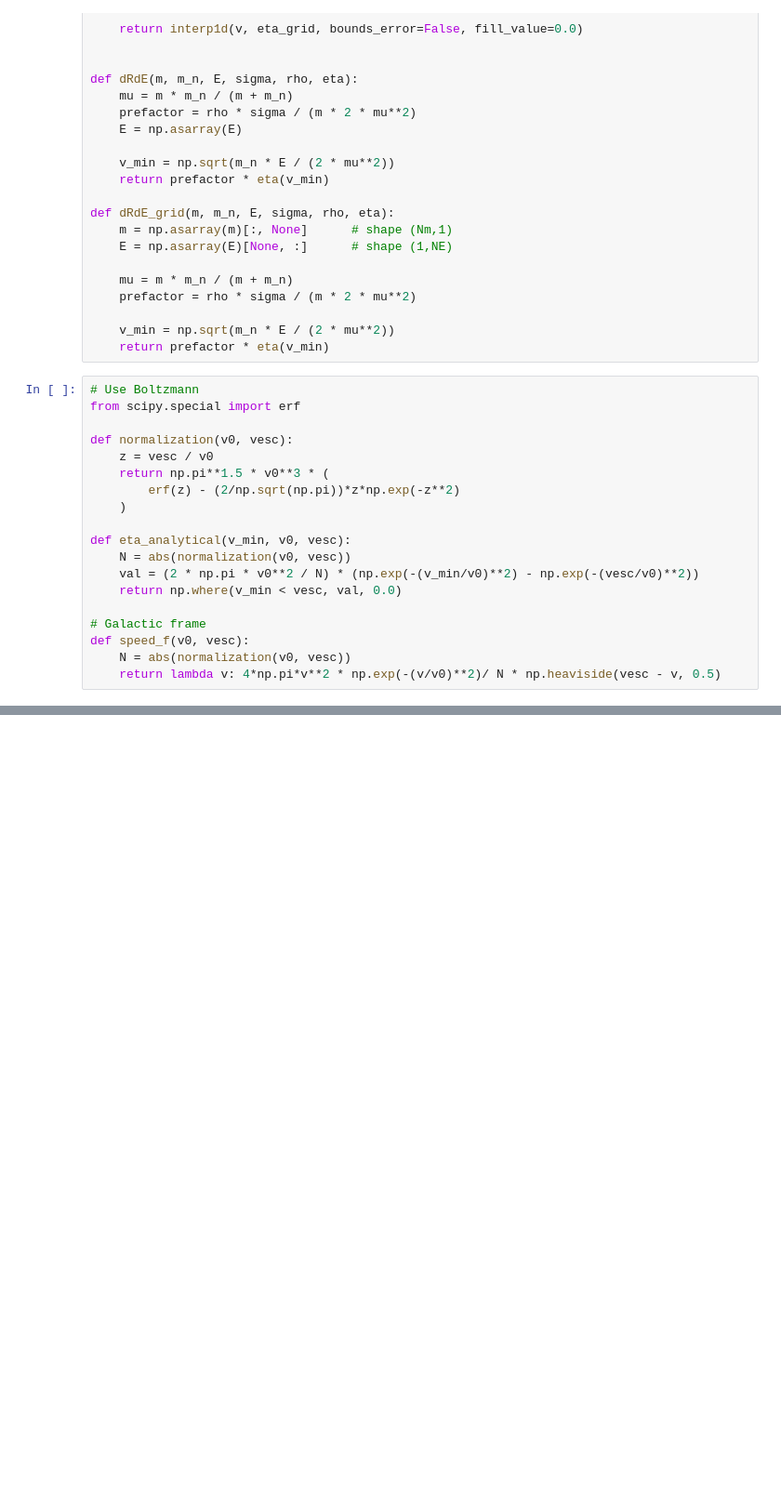
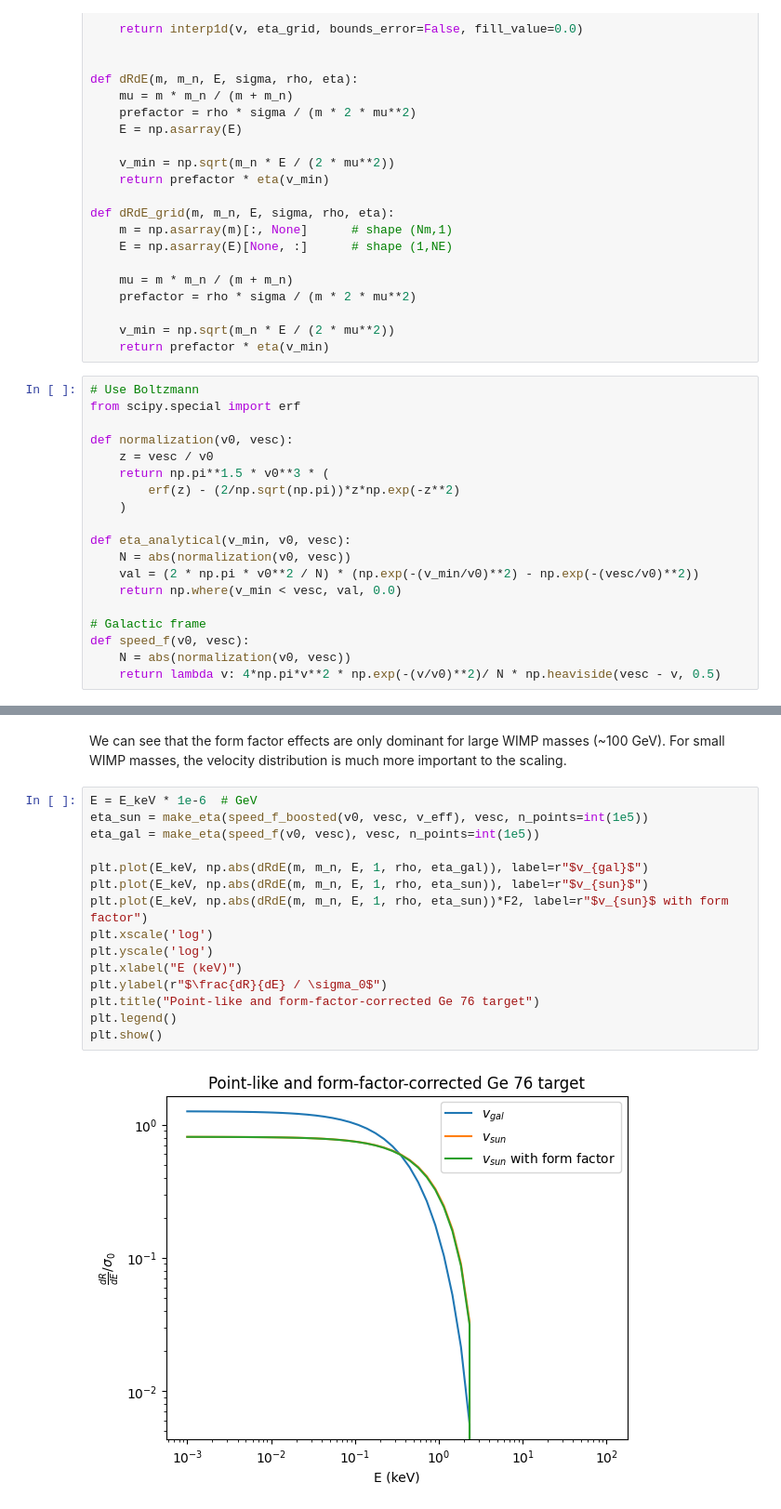
Before and after one commit to tiagocamison/WIMP-LEGEND, a Jupyter notebook: WIMP_O1_spectrum.ipynb, the cells around one changed output, grey strips where cells are left out. Shown at 93% size. Saved outputs shown, nothing was run; the diff lists cells and outputs as text; blank space fills up the shorter version.

```diff
--- a/WIMP_O1_spectrum.ipynb
+++ b/WIMP_O1_spectrum.ipynb
@@ -114,0 +217,19 @@ print(v0, vesc)
+# %% [markdown]
+We can see that the form factor effects are only dominant for large WIMP masses (~100 GeV). For small WIMP masses, the velocity distribution is much more important to the scaling.
+# %%
+E = E_keV * 1e-6  # GeV
+eta_sun = make_eta(speed_f_boosted(v0, vesc, v_eff), vesc, n_points=int(1e5))
+eta_gal = make_eta(speed_f(v0, vesc), vesc, n_points=int(1e5))
+
+plt.plot(E_keV, np.abs(dRdE(m, m_n, E, 1, rho, eta_gal)), label=r"$v_{gal}$")
+plt.plot(E_keV, np.abs(dRdE(m, m_n, E, 1, rho, eta_sun)), label=r"$v_{sun}$")
+plt.plot(E_keV, np.abs(dRdE(m, m_n, E, 1, rho, eta_sun))*F2, label=r"$v_{sun}$ with form factor")
+plt.xscale('log')
+plt.yscale('log')
+plt.xlabel("E (keV)")
+plt.ylabel(r"$\frac{dR}{dE} / \sigma_0$")
+plt.title("Point-like and form-factor-corrected Ge 76 target")
+plt.legend()
+plt.show()
+# %% [output]
+[figure, added]
```
Also changed, not shown: parts of 9 cells of this notebook.
